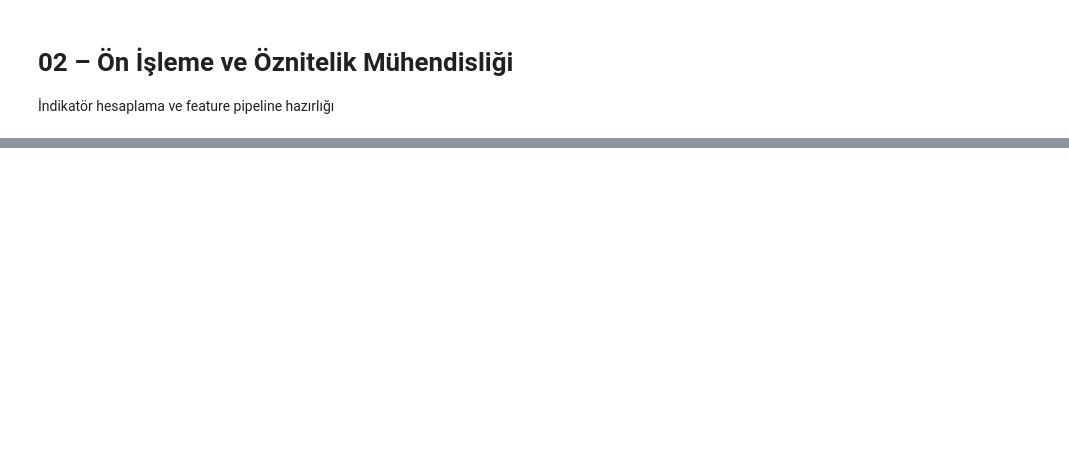
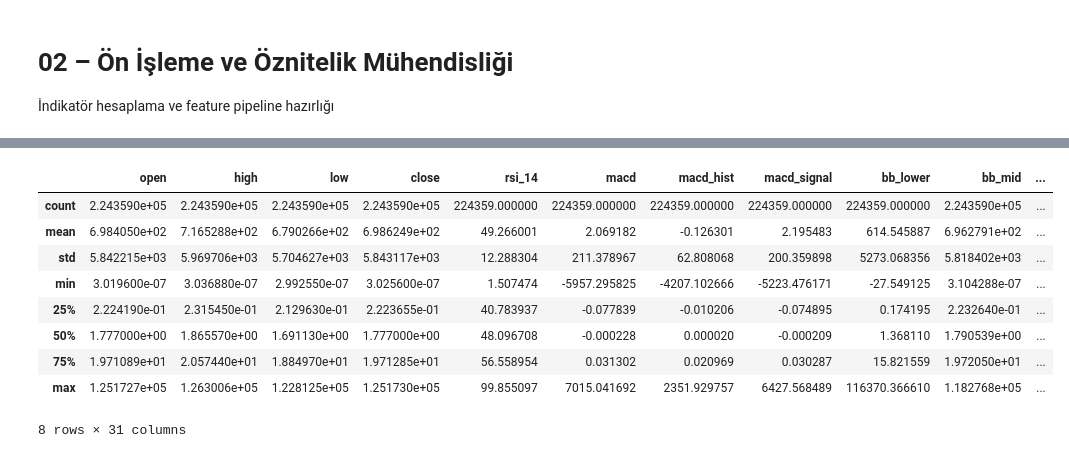
Before and after one commit to sseydaltin/ai-finance-prediction-platform, a Jupyter notebook: notebooks/02_preprocessing.ipynb, the cells around one changed output, grey strips where cells are left out. Drawn from its saved outputs; the diff is of its cells as text; code cells hidden in the pictures; blank space fills up the shorter version.

```diff
--- a/notebooks/02_preprocessing.ipynb
+++ b/notebooks/02_preprocessing.ipynb
@@ -40,0 +9,4 @@ pass
+# %%
+df = load_filtered()
+print(df.shape)
+df.head()
@@ -40,0 +68,5 @@ pass
+# %%
+df_all = prepare_all_coins(df)
+print("Tüm coinler shape:", df_all.shape)
+print("Ticker sayısı:", df_all["ticker"].nunique())
+df_all.head()
@@ -40,0 +84,13 @@ pass
+# %%
+df_all.describe()
+# %% [output]
+|  | open | high | low | close | rsi_14 | macd | macd_hist | macd_signal | bb_lower | bb_mid | ... |
+| count | 2.243590e+05 | 2.243590e+05 | 2.243590e+05 | 2.243590e+05 | 224359.000000 | 224359.000000 | 224359.000000 | 224359.000000 | 224359.000000 | 2.243590e+05 | ... |
+| mean | 6.984050e+02 | 7.165288e+02 | 6.790266e+02 | 6.986249e+02 | 49.266001 | 2.069182 | -0.126301 | 2.195483 | 614.545887 | 6.962791e+02 | ... |
+| std | 5.842215e+03 | 5.969706e+03 | 5.704627e+03 | 5.843117e+03 | 12.288304 | 211.378967 | 62.808068 | 200.359898 | 5273.068356 | 5.818402e+03 | ... |
+| min | 3.019600e-07 | 3.036880e-07 | 2.992550e-07 | 3.025600e-07 | 1.507474 | -5957.295825 | -4207.102666 | -5223.476171 | -27.549125 | 3.104288e-07 | ... |
+| 25% | 2.224190e-01 | 2.315450e-01 | 2.129630e-01 | 2.223655e-01 | 40.783937 | -0.077839 | -0.010206 | -0.074895 | 0.174195 | 2.232640e-01 | ... |
+| 50% | 1.777000e+00 | 1.865570e+00 | 1.691130e+00 | 1.777000e+00 | 48.096708 | -0.000228 | 0.000020 | -0.000209 | 1.368110 | 1.790539e+00 | ... |
+| 75% | 1.971089e+01 | 2.057440e+01 | 1.884970e+01 | 1.971285e+01 | 56.558954 | 0.031302 | 0.020969 | 0.030287 | 15.821559 | 1.972050e+01 | ... |
+| max | 1.251727e+05 | 1.263006e+05 | 1.228125e+05 | 1.251730e+05 | 99.855097 | 7015.041692 | 2351.929757 | 6427.568489 | 116370.366610 | 1.182768e+05 | ... |
+8 rows × 31 columns
```
Also changed, not shown: parts of 13 cells of this notebook, 4 other files.
